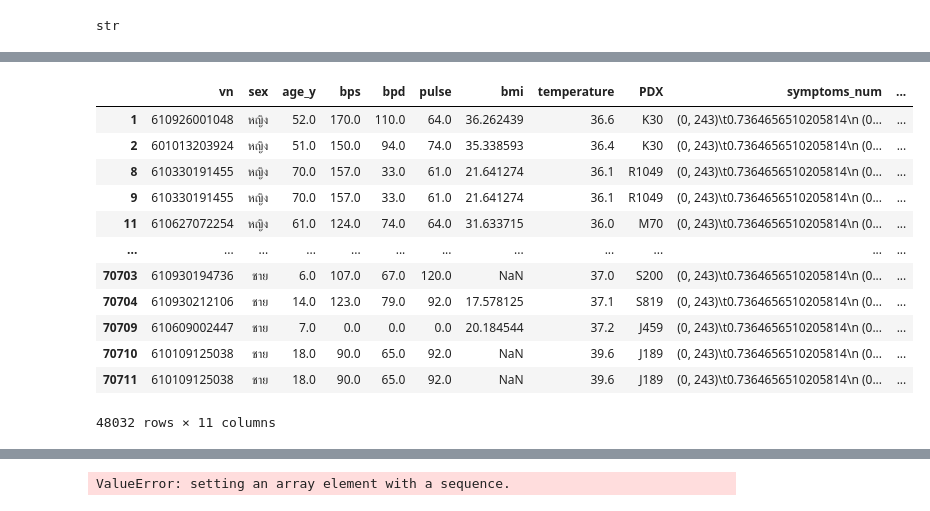
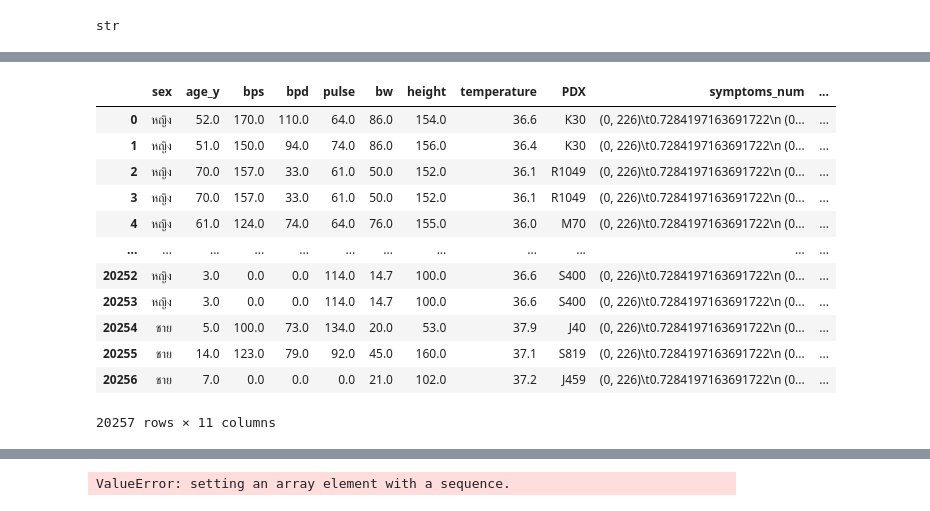
Before and after one commit to phraretein/patient_clustering, a Jupyter notebook: test_model.ipynb, the cells around one changed output, grey strips where cells are left out. Drawn from its saved outputs; the diff is of its cells as text; code cells hidden in the pictures.

```diff
--- a/test_model.ipynb
+++ b/test_model.ipynb
@@ -132,5 +125,3 @@ df.head()
-# %%
-df = df[df.bmi != 0]
 # %%
 df.shape
 # %% [output]
@@ -138,2 +128,0 @@ df.shape
-# %%
-df = df[df.temperature != 0]
@@ -168,7 +148,7 @@ import numpy as np
 # %%
 symptoms_num = np.asarray(vector)
 # %%
-df.insert(10, 'symptoms_num', symptoms_num)
+df.insert(11, 'symptoms_num', symptoms_num)
 # %%
 df.head()
 # %% [output]
@@ -185,7 +165,7 @@ vector_xray = vectorizer.transform(df['xray_items'])
 # %%
 xray_num = np.asarray(vector_xray)
 # %%
-df.insert(12, 'xray_num', xray_num)
+df.insert(13, 'xray_num', xray_num)
 # %%
 df.head()
 # %% [output]
@@ -198,19 +178,19 @@ df.head()
 # %%
-df.drop(['symptoms', 'xray_items'], axis = 1)
+df.drop(['vn', 'symptoms', 'xray_items'], axis = 1, inplace=True)
 # %% [output]
-|  | vn | sex | age_y | bps | bpd | pulse | bmi | temperature | PDX | symptoms_num | ... |
-| 1 | 610926001048 | หญิง | 52.0 | 170.0 | 110.0 | 64.0 | 36.262439 | 36.6 | K30 | (0, 243)\t0.7364656510205814\n (0... | ... |
-| 2 | 601013203924 | หญิง | 51.0 | 150.0 | 94.0 | 74.0 | 35.338593 | 36.4 | K30 | (0, 243)\t0.7364656510205814\n (0... | ... |
-| 8 | 610330191455 | หญิง | 70.0 | 157.0 | 33.0 | 61.0 | 21.641274 | 36.1 | R1049 | (0, 243)\t0.7364656510205814\n (0... | ... |
-| 9 | 610330191455 | หญิง | 70.0 | 157.0 | 33.0 | 61.0 | 21.641274 | 36.1 | R1049 | (0, 243)\t0.7364656510205814\n (0... | ... |
-| 11 | 610627072254 | หญิง | 61.0 | 124.0 | 74.0 | 64.0 | 31.633715 | 36.0 | M70 | (0, 243)\t0.7364656510205814\n (0... | ... |
+|  | sex | age_y | bps | bpd | pulse | bw | height | temperature | PDX | symptoms_num | ... |
+| 0 | หญิง | 52.0 | 170.0 | 110.0 | 64.0 | 86.0 | 154.0 | 36.6 | K30 | (0, 226)\t0.7284197163691722\n (0... | ... |
+| 1 | หญิง | 51.0 | 150.0 | 94.0 | 74.0 | 86.0 | 156.0 | 36.4 | K30 | (0, 226)\t0.7284197163691722\n (0... | ... |
+| 2 | หญิง | 70.0 | 157.0 | 33.0 | 61.0 | 50.0 | 152.0 | 36.1 | R1049 | (0, 226)\t0.7284197163691722\n (0... | ... |
+| 3 | หญิง | 70.0 | 157.0 | 33.0 | 61.0 | 50.0 | 152.0 | 36.1 | R1049 | (0, 226)\t0.7284197163691722\n (0... | ... |
+| 4 | หญิง | 61.0 | 124.0 | 74.0 | 64.0 | 76.0 | 155.0 | 36.0 | M70 | (0, 226)\t0.7284197163691722\n (0... | ... |
 | ... | ... | ... | ... | ... | ... | ... | ... | ... | ... | ... | ... |
-| 70703 | 610930194736 | ชาย | 6.0 | 107.0 | 67.0 | 120.0 | NaN | 37.0 | S200 | (0, 243)\t0.7364656510205814\n (0... | ... |
-| 70704 | 610930212106 | ชาย | 14.0 | 123.0 | 79.0 | 92.0 | 17.578125 | 37.1 | S819 | (0, 243)\t0.7364656510205814\n (0... | ... |
-| 70709 | 610609002447 | ชาย | 7.0 | 0.0 | 0.0 | 0.0 | 20.184544 | 37.2 | J459 | (0, 243)\t0.7364656510205814\n (0... | ... |
-| 70710 | 610109125038 | ชาย | 18.0 | 90.0 | 65.0 | 92.0 | NaN | 39.6 | J189 | (0, 243)\t0.7364656510205814\n (0... | ... |
-| 70711 | 610109125038 | ชาย | 18.0 | 90.0 | 65.0 | 92.0 | NaN | 39.6 | J189 | (0, 243)\t0.7364656510205814\n (0... | ... |
+| 20252 | หญิง | 3.0 | 0.0 | 0.0 | 114.0 | 14.7 | 100.0 | 36.6 | S400 | (0, 226)\t0.7284197163691722\n (0... | ... |
+| 20253 | หญิง | 3.0 | 0.0 | 0.0 | 114.0 | 14.7 | 100.0 | 36.6 | S400 | (0, 226)\t0.7284197163691722\n (0... | ... |
+| 20254 | ชาย | 5.0 | 100.0 | 73.0 | 134.0 | 20.0 | 53.0 | 37.9 | J40 | (0, 226)\t0.7284197163691722\n (0... | ... |
+| 20255 | ชาย | 14.0 | 123.0 | 79.0 | 92.0 | 45.0 | 160.0 | 37.1 | S819 | (0, 226)\t0.7284197163691722\n (0... | ... |
+| 20256 | ชาย | 7.0 | 0.0 | 0.0 | 0.0 | 21.0 | 102.0 | 37.2 | J459 | (0, 226)\t0.7284197163691722\n (0... | ... |
-48032 rows × 11 columns
+20257 rows × 11 columns
 # %%
 # Split data into train and test
 y = df.PDX
```
Also changed, not shown: parts of 16 cells of this notebook.
